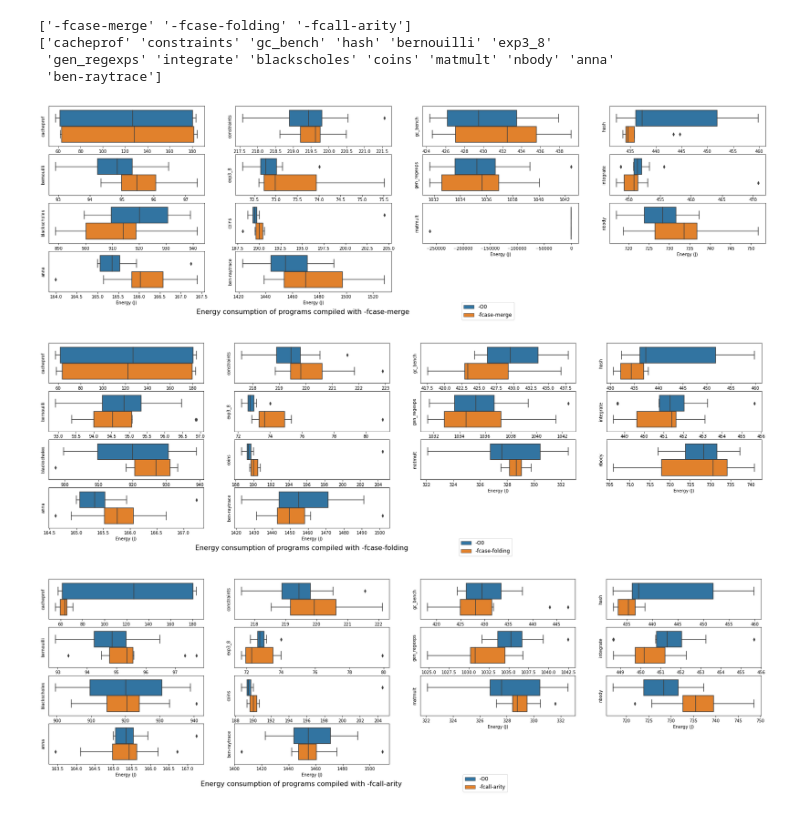
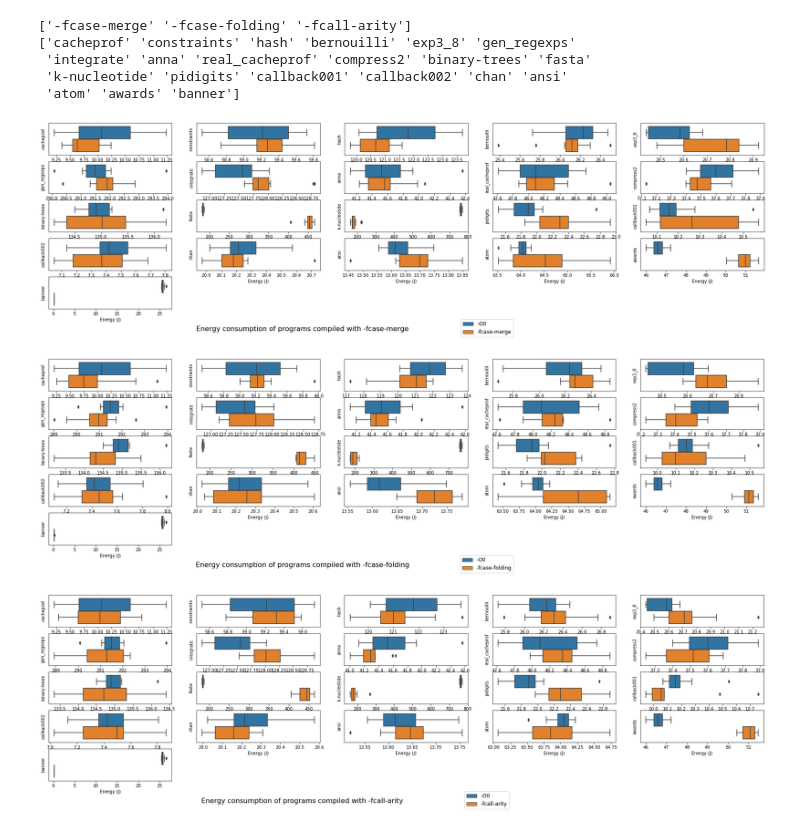
Before and after one commit to bernas670/masters-thesis, a Jupyter notebook: src/analysis/charts.ipynb, the cells around one changed output. Saved outputs shown, nothing was run; the diff lists cells and outputs as text; code cells hidden in the pictures.

```diff
--- a/src/analysis/charts.ipynb
+++ b/src/analysis/charts.ipynb
@@ -4,7 +4,7 @@ import seaborn as sns
 import pandas as pd
 import numpy as np
 # %%
-results_csv = '../../results/res_05.csv'
+results_csv = '../../results/res_06.csv'
 df = pd.read_csv(results_csv)
 
 all_flags = df['flag'].unique()
@@ -14,45 +14,46 @@ progs = df['program'].unique()
 print(flags)
 print(progs)
 
-df['total_energy'] = np.add(df['pkg1_energy'], df['pkg2_energy'])
+# df['total_energy'] = np.add(df['pkg1_energy'], df['pkg2_energy'])
 # %% [output]
 ['-fcase-merge' '-fcase-folding' '-fcall-arity']
-['cacheprof' 'constraints' 'gc_bench' 'hash' 'bernouilli' 'exp3_8'
- 'gen_regexps' 'integrate' 'blackscholes' 'coins' 'matmult' 'nbody' 'anna'
- 'ben-raytrace']
+['cacheprof' 'constraints' 'hash' 'bernouilli' 'exp3_8' 'gen_regexps'
+ 'integrate' 'anna' 'real_cacheprof' 'compress2' 'binary-trees' 'fasta'
+ 'k-nucleotide' 'pidigits' 'callback001' 'callback002' 'chan' 'ansi'
+ 'atom' 'awards' 'banner']
 # %%
 plot_col = int(np.ceil(np.sqrt(len(progs))))
 
 for flag in flags:
     flag_df = df[(df['flag'] == flag) | (df['flag'] == '-O0')]
 
     # prog_ranges = {}
 
     fig, axs = plt.subplots(plot_col, plot_col, figsize=[30,8])
 
     for i, prog in enumerate(progs):
         data = flag_df[flag_df['program'] == prog]
         # prog_ranges[prog] = [np.min(data), np.max(data)]
         row = i // plot_col
         col = i % plot_col
 
         ax = axs[row, col]
-        sns.boxplot(ax=ax, data=data, y='program', x='total_energy', hue='flag')
+        sns.boxplot(ax=ax, data=data, y='program', x='pkg_energy', hue='flag')
         # ax.set_yticklabels(labels=ax.get_yticklabels(), rotation=90, va='center')
         ax.set(ylabel=prog, xlabel='Energy (J)')
         ax.yaxis.set_ticks([])
         ax.get_legend().remove()
 
     for i in range(len(progs), plot_col * plot_col):
         row = i // plot_col
         col = i % plot_col
         fig.delaxes(axs[row][col])
 
     lines_labels = [fig.axes[0].get_legend_handles_labels()]
     lines, labels = [sum(lol, []) for lol in zip(*lines_labels)]
     fig.legend(lines, labels, loc=8, bbox_to_anchor=[0.60, 0], prop={'size': 12})
     fig.suptitle(f'Energy consumption of programs compiled with {flag}', fontsize=16, y=0.055, x=0.4)
 # %% [output]
-[figure, old version]
+[figure, new version]
-[figure, old version]
+[figure, new version]
-[figure, old version]
+[figure, new version]
```
Also changed, not shown: 18 other files.
